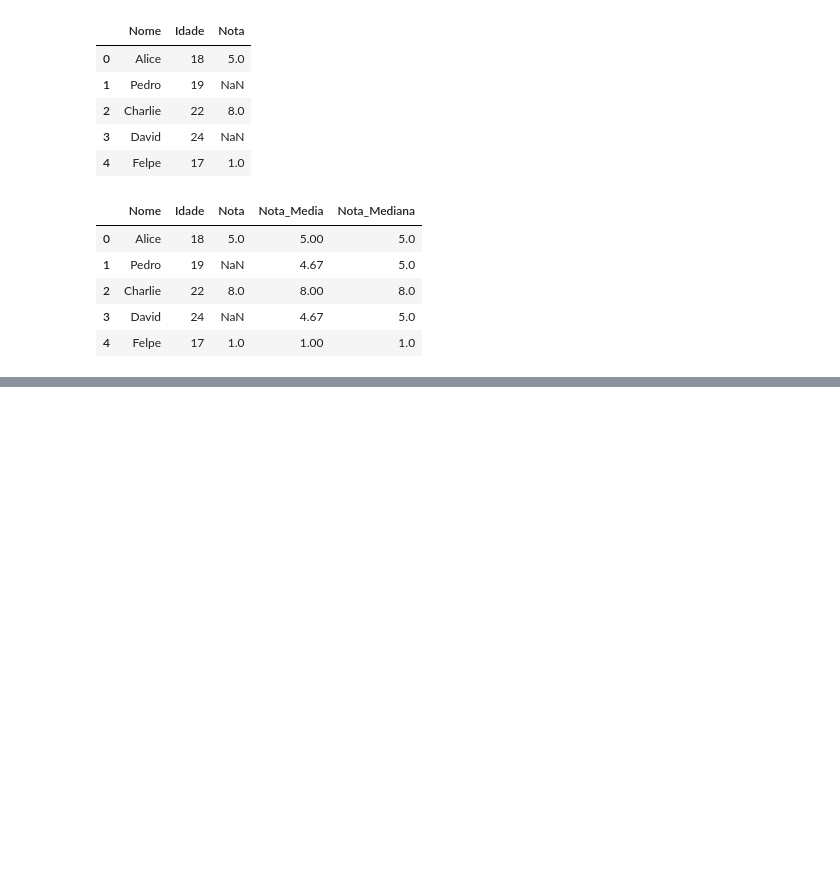
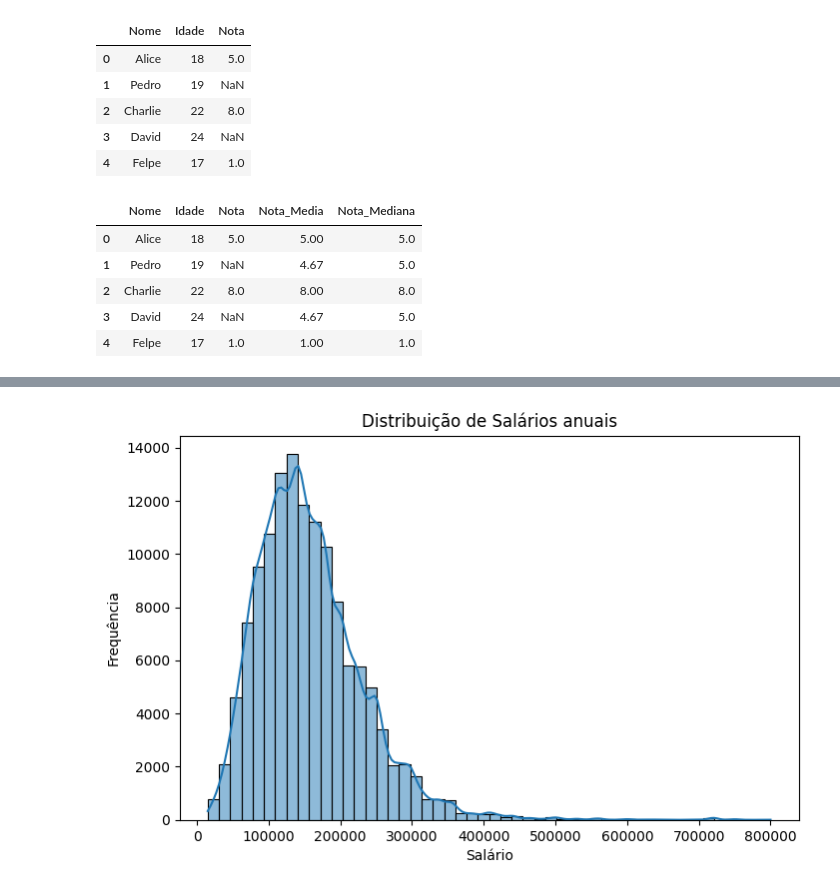
Before and after one commit to cauancalmeida/Portefolio, a Jupyter notebook: Imersão_Alura.ipynb, the cells around one changed output, grey strips where cells are left out. Cells and saved outputs as stored; diff of their text form; code cells hidden in the pictures; blank space fills up the shorter version.

```diff
--- a/Imersão_Alura.ipynb
+++ b/Imersão_Alura.ipynb
@@ -531,0 +588,9 @@ df_estudantes
+# %%
+plt.figure(figsize=(8, 5)) #cria a figura
+sns.histplot(df_limpo['salario_dolar'], bins= 50, kde=True)
+plt.xlabel('Salário')
+plt.ylabel('Frequência')
+plt.title('Distribuição de Salários anuais')
+plt.show()
+# %% [output]
+[figure, added]
```
Also changed, not shown: parts of 20 cells of this notebook.
